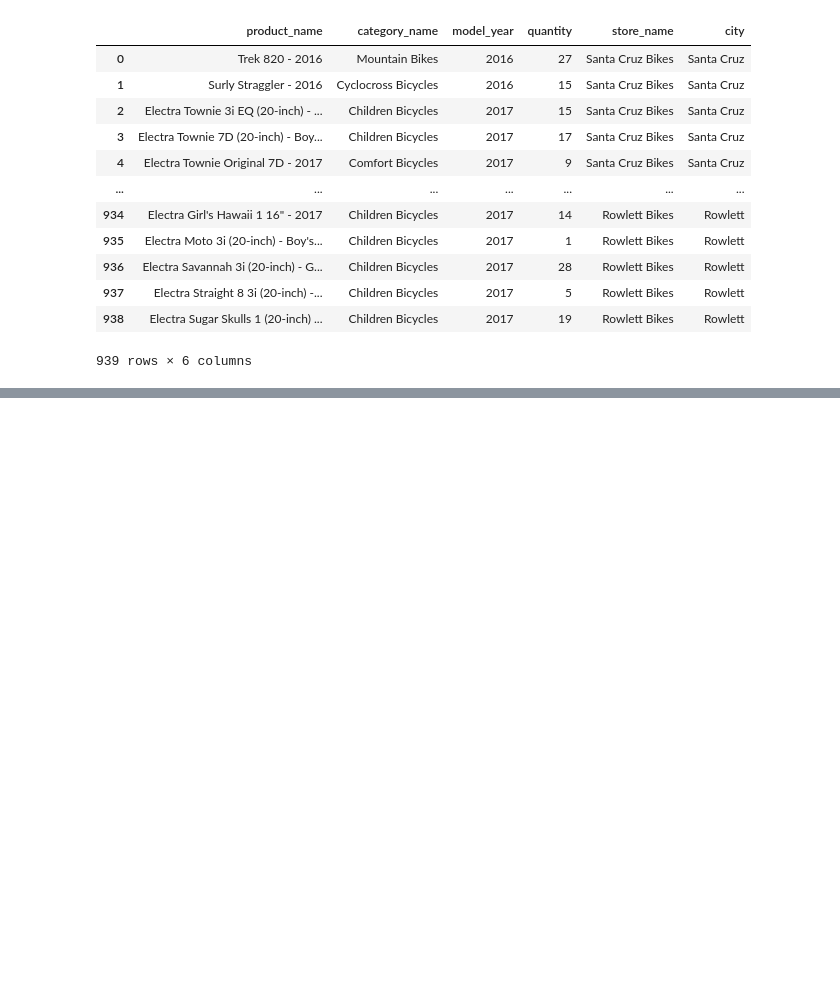
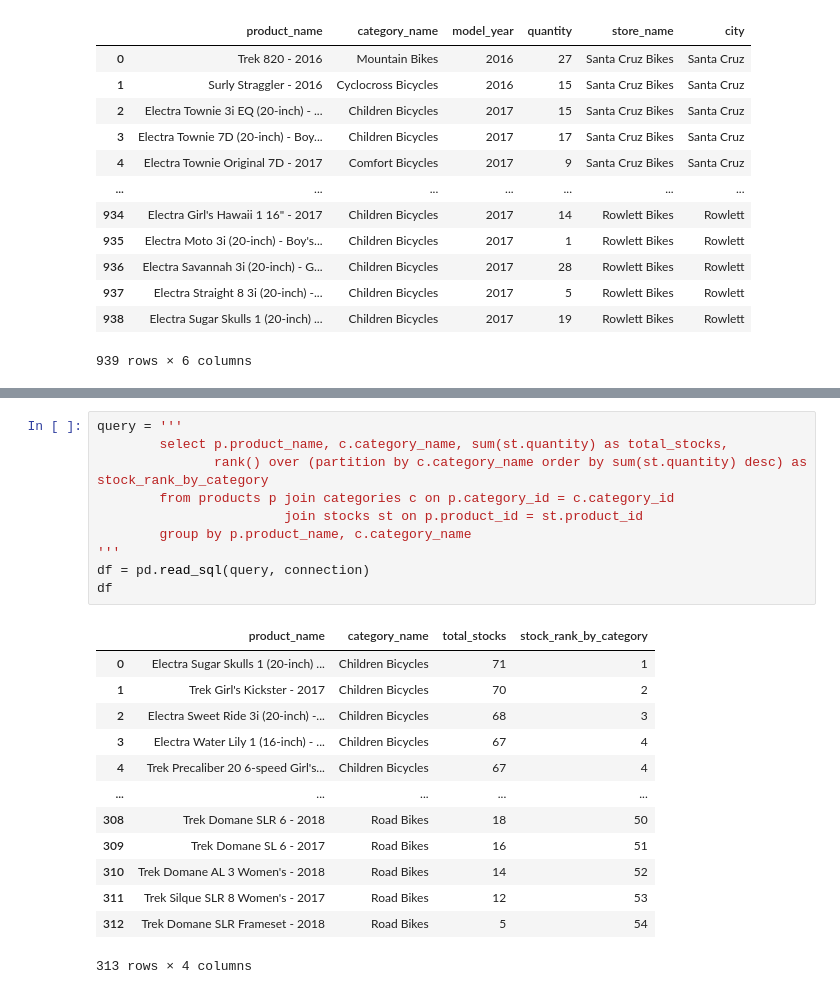
Before and after one commit to ddatnguyen97/SQL-Bike-Retail-Queries, a Jupyter notebook: Bike Store Queries.ipynb, the cells around one changed output, grey strips where cells are left out. Drawn from its saved outputs; the diff is of its cells as text; blank space fills up the shorter version.

```diff
--- a/Bike Store Queries.ipynb
+++ b/Bike Store Queries.ipynb
@@ -520,0 +575,24 @@ df
+# %%
+query = '''
+        select p.product_name, c.category_name, sum(st.quantity) as total_stocks,
+               rank() over (partition by c.category_name order by sum(st.quantity) desc) as stock_rank_by_category
+        from products p join categories c on p.category_id = c.category_id
+                        join stocks st on p.product_id = st.product_id
+        group by p.product_name, c.category_name
+'''
+df = pd.read_sql(query, connection)
+df
+# %% [output]
+|  | product_name | category_name | total_stocks | stock_rank_by_category |
+| 0 | Electra Sugar Skulls 1 (20-inch) ... | Children Bicycles | 71 | 1 |
+| 1 | Trek Girl's Kickster - 2017 | Children Bicycles | 70 | 2 |
+| 2 | Electra Sweet Ride 3i (20-inch) -... | Children Bicycles | 68 | 3 |
+| 3 | Electra Water Lily 1 (16-inch) - ... | Children Bicycles | 67 | 4 |
+| 4 | Trek Precaliber 20 6-speed Girl's... | Children Bicycles | 67 | 4 |
+| ... | ... | ... | ... | ... |
+| 308 | Trek Domane SLR 6 - 2018 | Road Bikes | 18 | 50 |
+| 309 | Trek Domane SL 6 - 2017 | Road Bikes | 16 | 51 |
+| 310 | Trek Domane AL 3 Women's - 2018 | Road Bikes | 14 | 52 |
+| 311 | Trek Silque SLR 8 Women's - 2017 | Road Bikes | 12 | 53 |
+| 312 | Trek Domane SLR Frameset - 2018 | Road Bikes | 5 | 54 |
+313 rows × 4 columns
```
Also changed, not shown: parts of 7 cells of this notebook.
